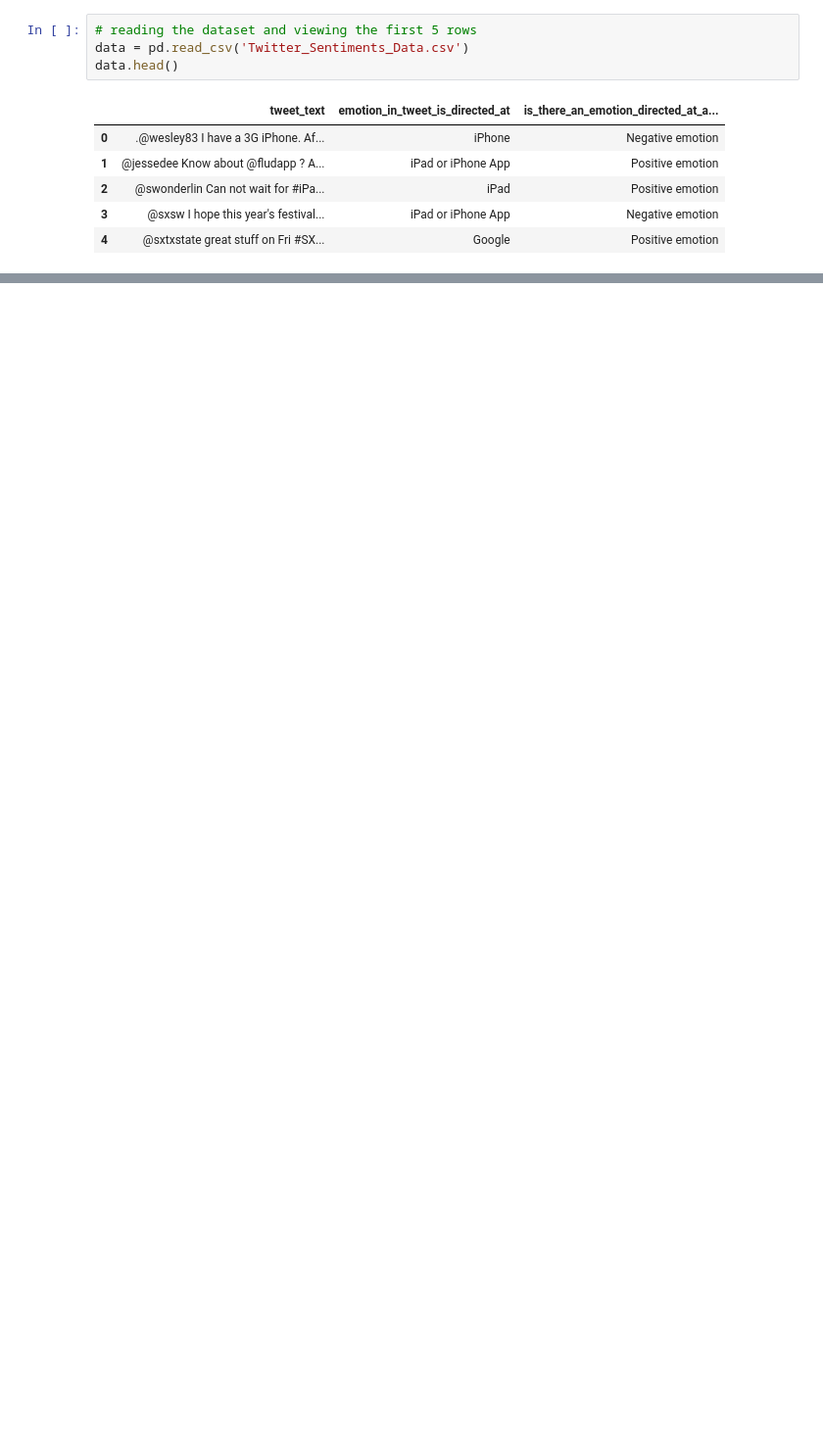
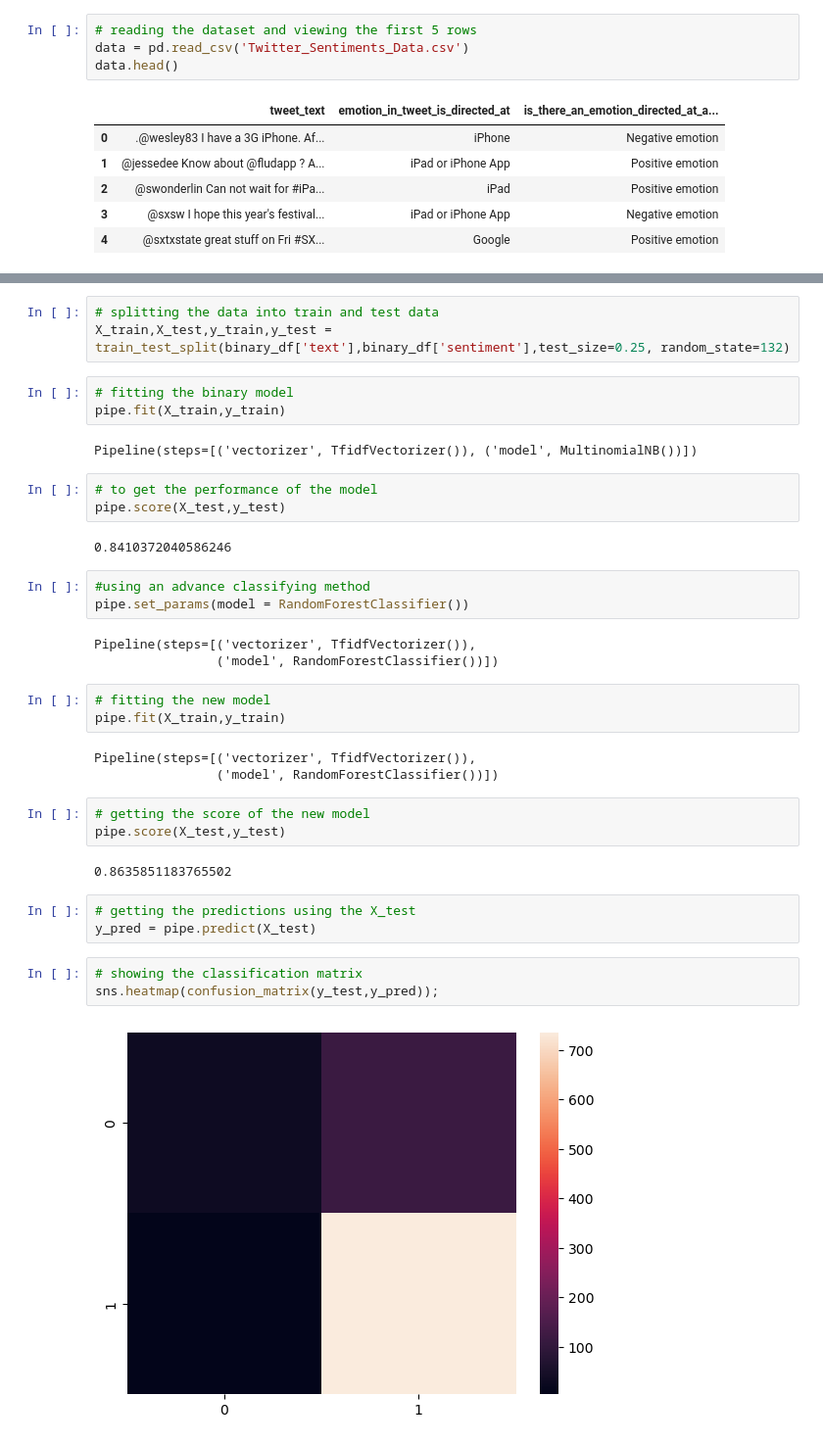
Before and after one commit to Seryabiz/Phase_4_Project, a Jupyter notebook: Sentiment_Analysis_NLP.ipynb, the cells around one changed output, grey strips where cells are left out. Shown at 98% size. Saved outputs shown, nothing was run; the diff lists cells and outputs as text; blank space fills up the shorter version.

```diff
--- a/Sentiment_Analysis_NLP.ipynb
+++ b/Sentiment_Analysis_NLP.ipynb
@@ -21,0 +164,38 @@ data.head()
+# %%
+# splitting the data into train and test data
+X_train,X_test,y_train,y_test = train_test_split(binary_df['text'],binary_df['sentiment'],test_size=0.25, random_state=132)
+# %%
+# fitting the binary model
+pipe.fit(X_train,y_train)
+# %% [output]
+Pipeline(steps=[('vectorizer', TfidfVectorizer()), ('model', MultinomialNB())])
+# %%
+# to get the performance of the model
+pipe.score(X_test,y_test)
+# %% [output]
+0.8410372040586246
+# %%
+#using an advance classifying method
+pipe.set_params(model = RandomForestClassifier())
+# %% [output]
+Pipeline(steps=[('vectorizer', TfidfVectorizer()),
+                ('model', RandomForestClassifier())])
+# %%
+# fitting the new model
+pipe.fit(X_train,y_train)
+# %% [output]
+Pipeline(steps=[('vectorizer', TfidfVectorizer()),
+                ('model', RandomForestClassifier())])
+# %%
+# getting the score of the new model
+pipe.score(X_test,y_test)
+# %% [output]
+0.8635851183765502
+# %%
+# getting the predictions using the X_test
+y_pred = pipe.predict(X_test)
+# %%
+# showing the classification matrix
+sns.heatmap(confusion_matrix(y_test,y_pred));
+# %% [output]
+[figure, added]
```
Also changed, not shown: parts of 27 cells of this notebook, 4 other files.
